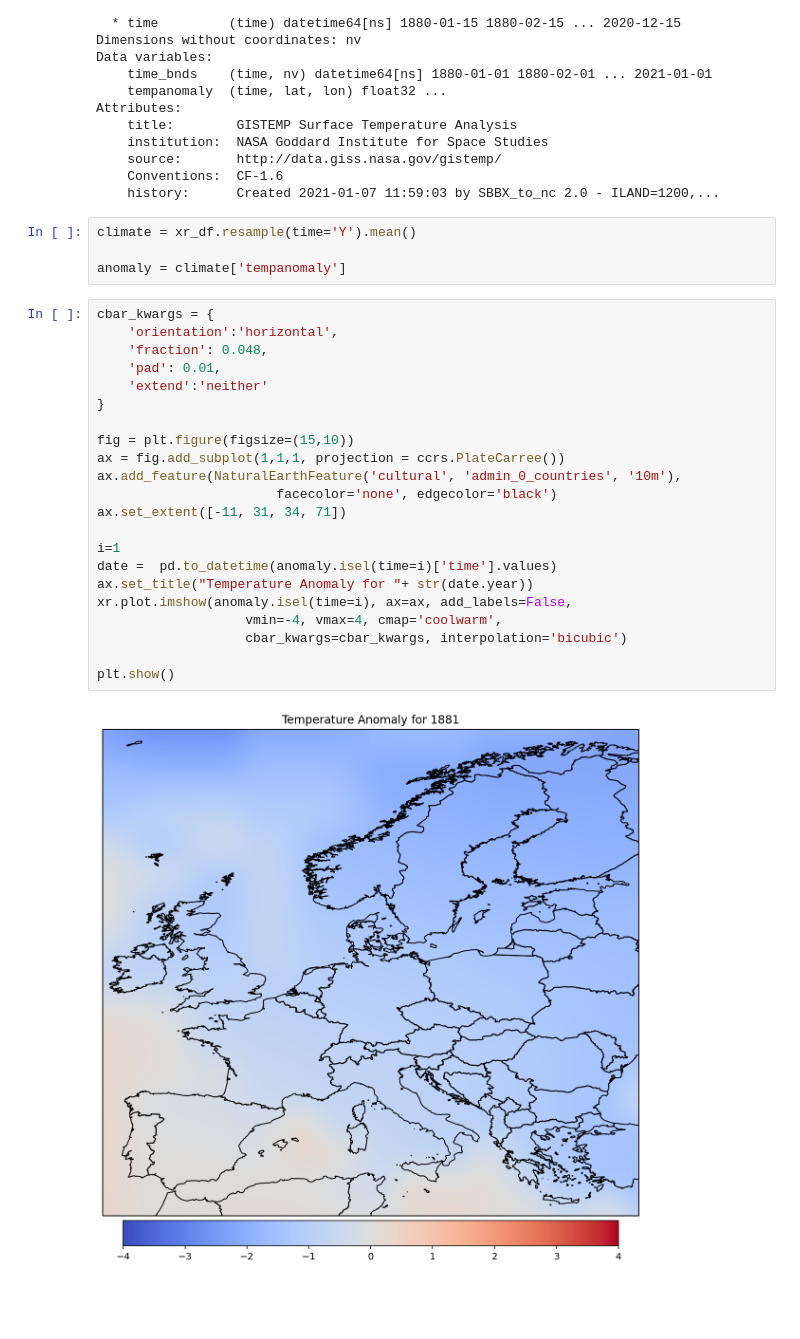
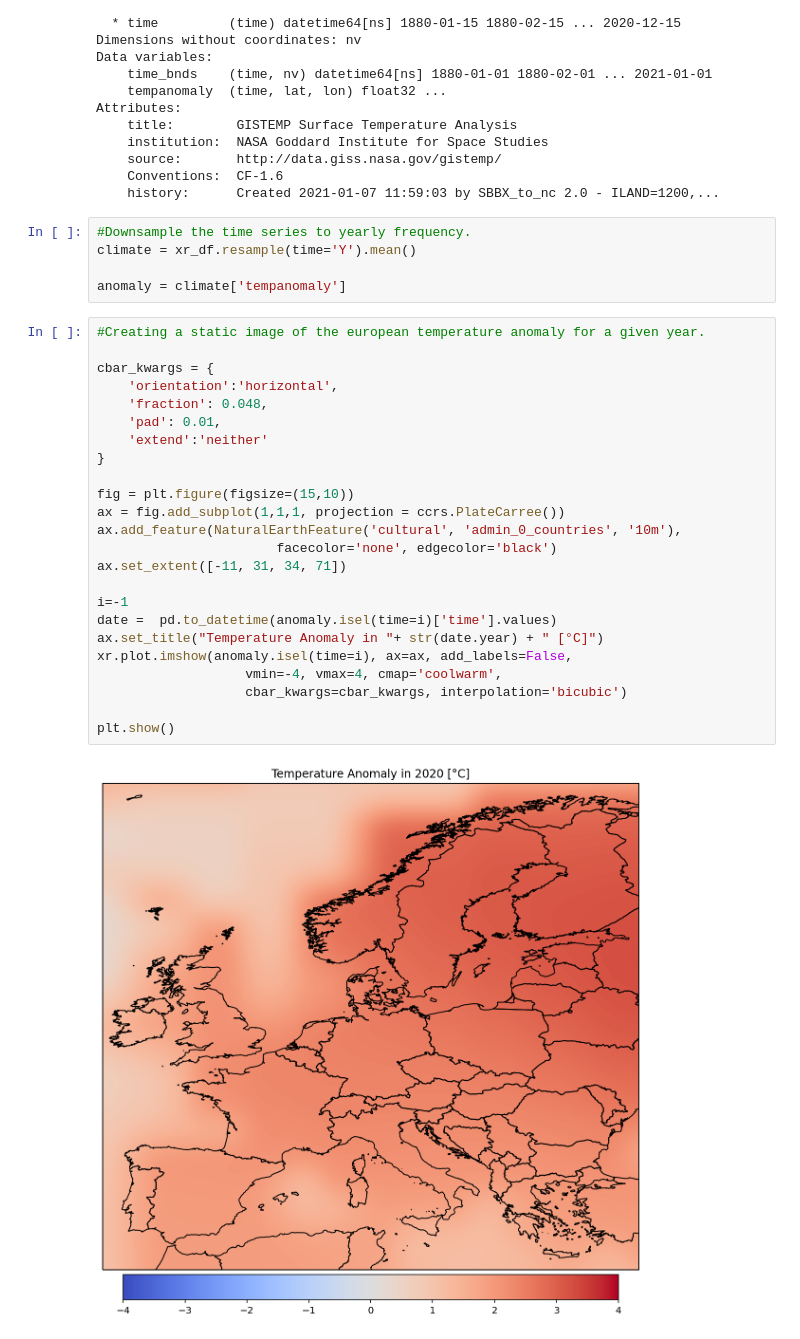
Before and after one commit to derevirn/climate-viz, a Jupyter notebook: xarray_viz.ipynb, the cells around one changed output. Saved outputs shown, nothing was run; the diff lists cells and outputs as text; blank space fills up the shorter version.

```diff
--- a/xarray_viz.ipynb
+++ b/xarray_viz.ipynb
@@ -27,31 +29,34 @@ Attributes:
     Conventions:  CF-1.6
     history:      Created 2021-01-07 11:59:03 by SBBX_to_nc 2.0 - ILAND=1200,...
 # %%
+#Downsample the time series to yearly frequency.
 climate = xr_df.resample(time='Y').mean()
 
 anomaly = climate['tempanomaly']
 # %%
+#Creating a static image of the european temperature anomaly for a given year.
+
 cbar_kwargs = {
     'orientation':'horizontal',
     'fraction': 0.048,
     'pad': 0.01,
     'extend':'neither'
 }
 
 fig = plt.figure(figsize=(15,10))
 ax = fig.add_subplot(1,1,1, projection = ccrs.PlateCarree())
 ax.add_feature(NaturalEarthFeature('cultural', 'admin_0_countries', '10m'),
                        facecolor='none', edgecolor='black')
 ax.set_extent([-11, 31, 34, 71])
 
-i=1
+i=-1
 date =  pd.to_datetime(anomaly.isel(time=i)['time'].values)
-ax.set_title("Temperature Anomaly for "+ str(date.year))
+ax.set_title("Temperature Anomaly in "+ str(date.year) + " [°C]")
 xr.plot.imshow(anomaly.isel(time=i), ax=ax, add_labels=False,
                    vmin=-4, vmax=4, cmap='coolwarm',
                    cbar_kwargs=cbar_kwargs, interpolation='bicubic')
 
 plt.show()
 # %% [output]
-[figure, old version]
+[figure, new version]
 # %%
```
Also changed, not shown: parts of 3 cells of this notebook.
